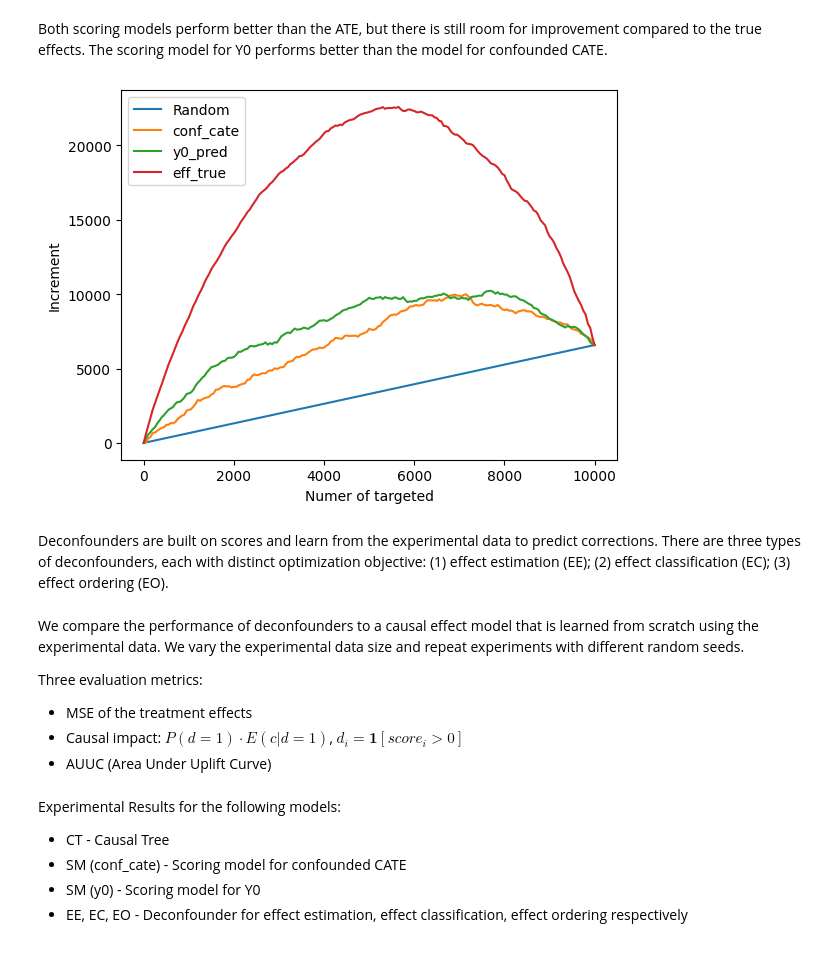
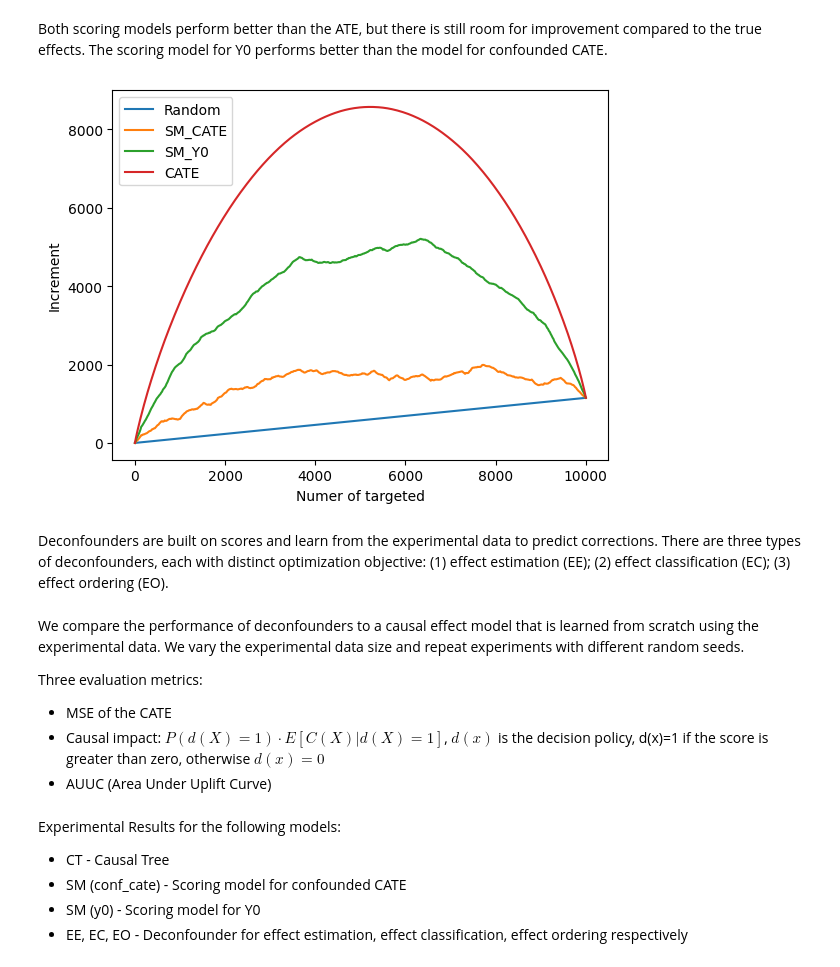
Before and after one commit to ferlocar/deconfounder, a Jupyter notebook: examples/simulation.ipynb, the cells around one changed output. Drawn from its saved outputs; the diff is of its cells as text; code cells hidden in the pictures.

```diff
--- a/examples/simulation.ipynb
+++ b/examples/simulation.ipynb
@@ -248,0 +315,13 @@ This generated data is used to conduct experiments.
+# %%
+dg.reset_params(
+    n_features=50,
+    alpha_0=45.0,
+    beta_0=0.0,
+    theta=1.0,
+    noise_scale_c=1.0,
+    noise_scale_y0=5.0,
+    noise_scale_a=0.75,
+    noise_scale_x=1.0
+)
+dg.reset_coef()
+dg.beta_0 = -np.sum(dg.beta)*0.5+0.1
@@ -299,16 +376,16 @@ def evaluate(eff_true, y_true, scores, treatment):
 # %%
 res_sm = []
 
-# Causal tree on confounded data
-sm_cate = CausalTree(random_state=seed, min_samples_leaf=100)
+# # Causal tree on confounded data
+sm_cate = CausalTree(random_state=seed, min_samples_leaf=400)
 sm_cate.fit(X_obs, np.c_[t_obs, y_obs])
-conf_cate = sm_cate.predict(X_test)
+conf_cate_pred = sm_cate.predict(X_test)
 
-mse, causal_imp, auuc = evaluate(c_test, y_test, conf_cate, t_test)
+mse, causal_imp, auuc = evaluate(c_test, conf_cate_pred)
 res_sm.append({'target': 'conf_cate', 'mse': mse, 'causal_imp': causal_imp, 'auuc': auuc})
 
 # Decision tree for y0
-sm_y0 = DecisionTreeRegressor(random_state=seed, min_samples_leaf=100)
+sm_y0 = DecisionTreeRegressor(random_state=seed, min_samples_leaf=400)
 sm_y0.fit(X_obs, y0_obs)
 y0_pred = sm_y0.predict(X_test)
 res_sm.append({'target': 'y0', 'mse': mse, 'causal_imp': causal_imp, 'auuc': auuc})
@@ -319,15 +396,15 @@ res_df.to_csv(f"../results/obs/scoring_model.csv", index=False)
 Both scoring models perform better than the ATE, but there is still room for improvement compared to the true effects. The scoring model for Y0 performs better than the model for confounded CATE.
 # %%
 ## Plots
-def plot_uplift_curves(y, t, scores_dict, n_bins=100):
+def plot_uplift_curves(cate, scores_dict, n_bins=500):
 
-    n = y.shape[0]
-    y, t = np.array(y), np.array(t)
-    ate = y[t==1].mean() - y[t==0].mean()
+    n = cate.shape[0]
+    cate = np.array(cate)
+    ate = cate.mean()
     plt.plot([0, n], [0, ate*n], label='Random')
 
     for label, scores in scores_dict.items():
-        curve_values = uplift_curve(y, scores, t, n_bins)
+        curve_values = uplift_curve(cate, scores, n_bins)
         plt.plot(curve_values[0], curve_values[1], label=label)
 
     plt.xlabel('Numer of targeted')
@@ -337,22 +414,22 @@ def plot_uplift_curves(y, t, scores_dict, n_bins=100):
 # %%
 # Scoring model
 scores_dict = {
-    'conf_cate': conf_cate,
-    'y0_pred': y0_pred,
-    'eff_true': c_test
+    'SM_CATE': conf_cate_pred,
+    'SM_Y0': y0_pred,
+    'CATE': c_test
 }
 
-plot_uplift_curves(y_test, t_test, scores_dict, n_bins=200)
+plot_uplift_curves(c_test, scores_dict)
 # %% [output]
-[figure, old version]
+[figure, new version]
 # %% [markdown]
 Deconfounders are built on scores and learn from the experimental data to predict corrections. There are three types of deconfounders, each with distinct optimization objective: (1) effect estimation (EE); (2) effect classification (EC); (3) effect ordering (EO).
 # %% [markdown]
 We compare the performance of deconfounders to a causal effect model that is learned from scratch using the experimental data. We vary the experimental data size and repeat experiments with different random seeds.
 
 Three evaluation metrics:
-* MSE of the treatment effects
-* Causal impact: $P(d=1)\cdot E(c|d=1)$, $d_i = \mathbf{1}[score_i>0]$
+* MSE of the CATE
+* Causal impact: $P(d(X)=1)\cdot E[C(X)|d(X)=1]$, $d(x)$ is the decision policy, d(x)=1 if the score is greater than zero, otherwise $d(x)=0$
 * AUUC (Area Under Uplift Curve)
 # %%
 def fit_causal_tree(X, t, y, tune=False, cv=5, seed=42, n_jobs=1):
```
Also changed, not shown: parts of 34 cells of this notebook.
